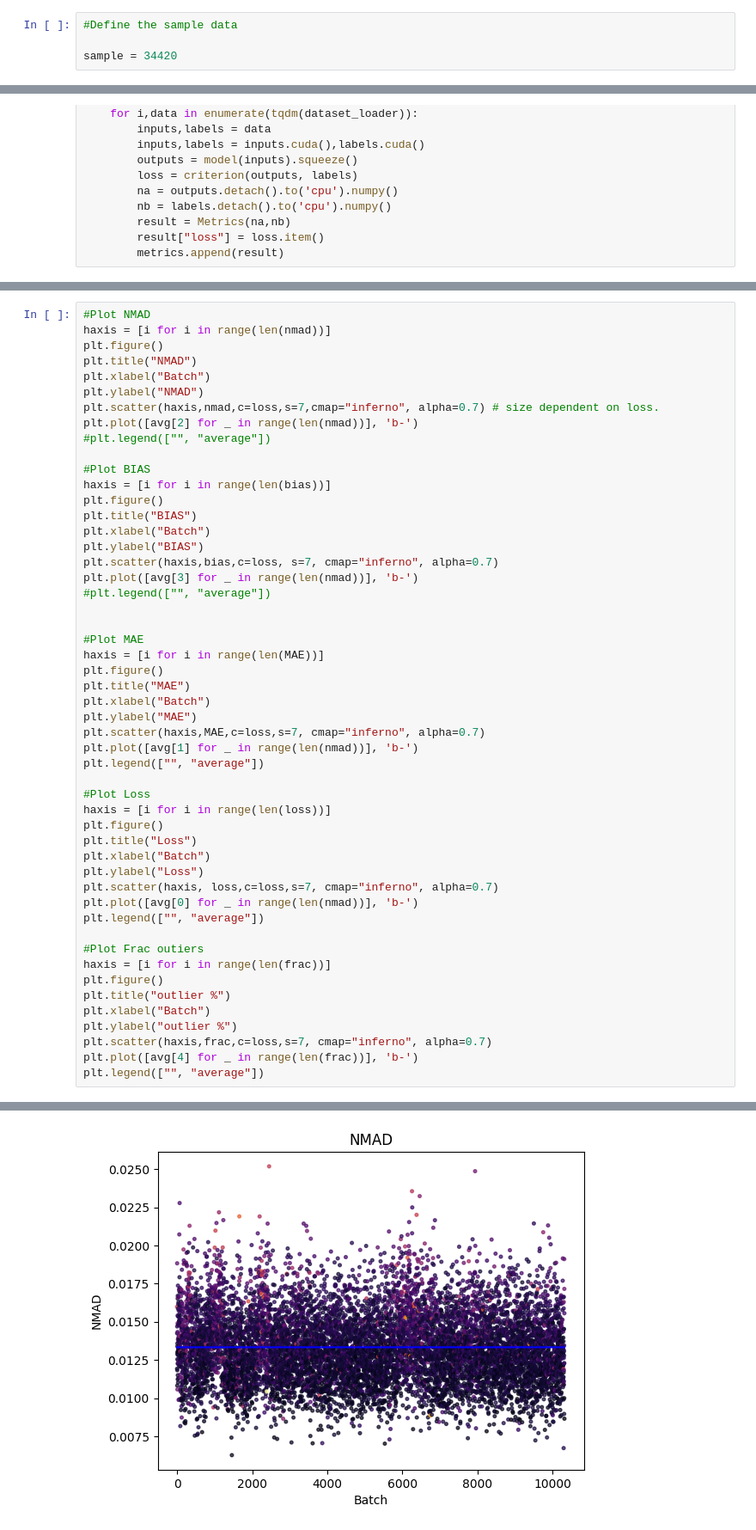
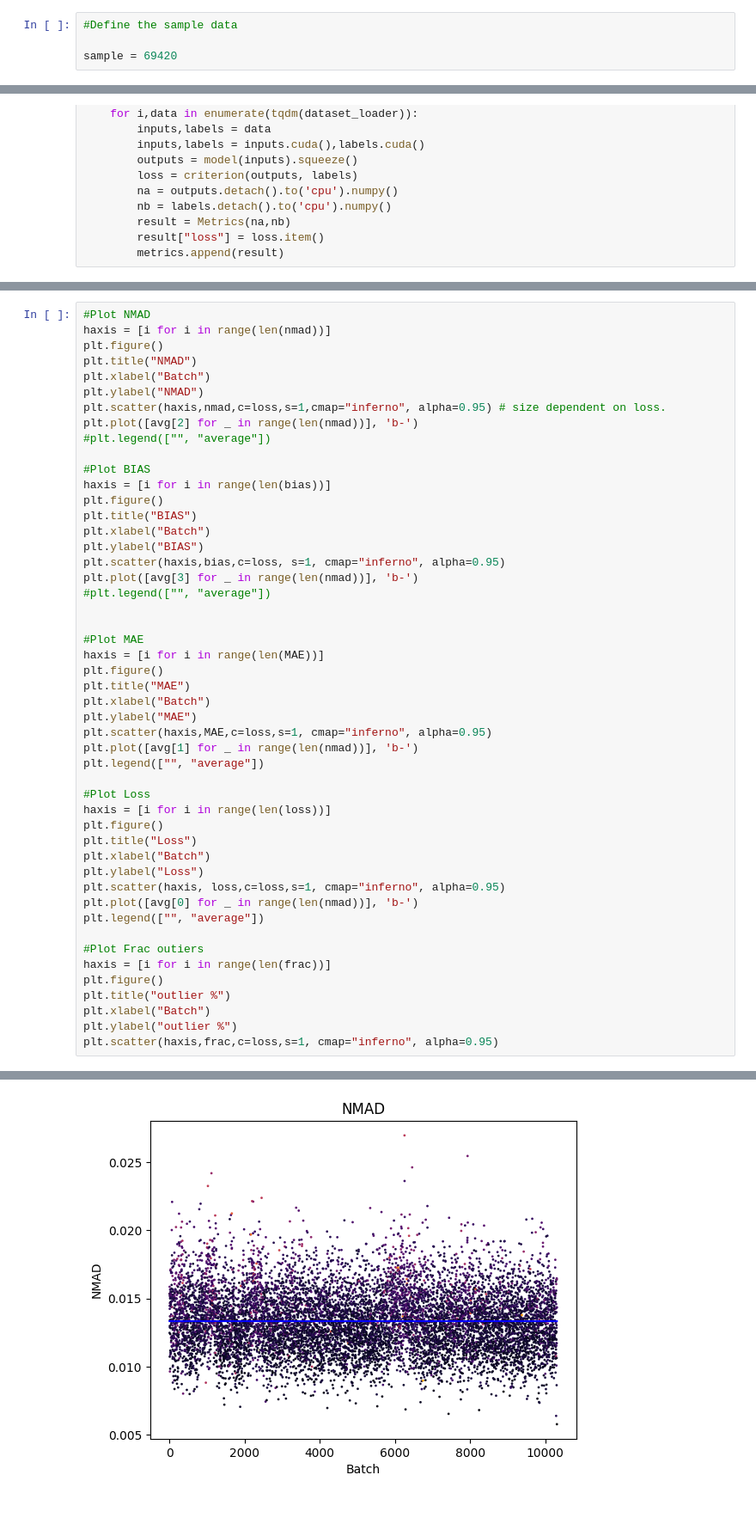
Before and after one commit to 1ArgoS1/PhotoZ, a Jupyter notebook: Data_Analysis.ipynb, the cells around one changed output, grey strips where cells are left out. Shown at 86% size. Saved outputs shown, nothing was run; the diff lists cells and outputs as text.

```diff
--- a/Data_Analysis.ipynb
+++ b/Data_Analysis.ipynb
@@ -29,7 +29,7 @@ labels = np.load("../data/labels.npy", mmap_mode='r', fix_imports=True)
 # %%
 #Define the sample data
 
-sample = 34420
+sample = 69420
 # %%
 # Show a sample from the dataset.
 import img_scale
@@ -213,7 +221,7 @@ plt.figure()
 plt.title("NMAD")
 plt.xlabel("Batch")
 plt.ylabel("NMAD")
-plt.scatter(haxis,nmad,c=loss,s=7,cmap="inferno", alpha=0.7) # size dependent on loss.
+plt.scatter(haxis,nmad,c=loss,s=1,cmap="inferno", alpha=0.95) # size dependent on loss.
 plt.plot([avg[2] for _ in range(len(nmad))], 'b-')
 #plt.legend(["", "average"])
 
@@ -223,7 +231,7 @@ plt.figure()
 plt.title("BIAS")
 plt.xlabel("Batch")
 plt.ylabel("BIAS")
-plt.scatter(haxis,bias,c=loss, s=7, cmap="inferno", alpha=0.7)
+plt.scatter(haxis,bias,c=loss, s=1, cmap="inferno", alpha=0.95)
 plt.plot([avg[3] for _ in range(len(nmad))], 'b-')
 #plt.legend(["", "average"])
 
@@ -234,7 +242,7 @@ plt.figure()
 plt.title("MAE")
 plt.xlabel("Batch")
 plt.ylabel("MAE")
-plt.scatter(haxis,MAE,c=loss,s=7, cmap="inferno", alpha=0.7)
+plt.scatter(haxis,MAE,c=loss,s=1, cmap="inferno", alpha=0.95)
 plt.plot([avg[1] for _ in range(len(nmad))], 'b-')
 plt.legend(["", "average"])
 
@@ -244,7 +252,7 @@ plt.figure()
 plt.title("Loss")
 plt.xlabel("Batch")
 plt.ylabel("Loss")
-plt.scatter(haxis, loss,c=loss,s=7, cmap="inferno", alpha=0.7)
+plt.scatter(haxis, loss,c=loss,s=1, cmap="inferno", alpha=0.95)
 plt.plot([avg[0] for _ in range(len(nmad))], 'b-')
 plt.legend(["", "average"])
 
@@ -254,7 +262,5 @@ plt.figure()
 plt.title("outlier %")
 plt.xlabel("Batch")
 plt.ylabel("outlier %")
-plt.scatter(haxis,frac,c=loss,s=7, cmap="inferno", alpha=0.7)
-plt.plot([avg[4] for _ in range(len(frac))], 'b-')
-plt.legend(["", "average"])
+plt.scatter(haxis,frac,c=loss,s=1, cmap="inferno", alpha=0.95)
 # %% [output]
@@ -262 +268 @@ plt.legend(["", "average"])
-[figure, old version]
+[figure, new version]
```
Also changed, not shown: parts of 9 cells of this notebook, 1 other file.
